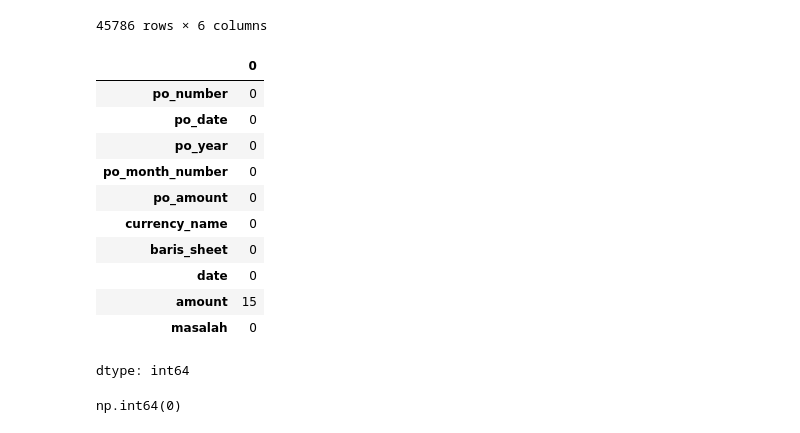
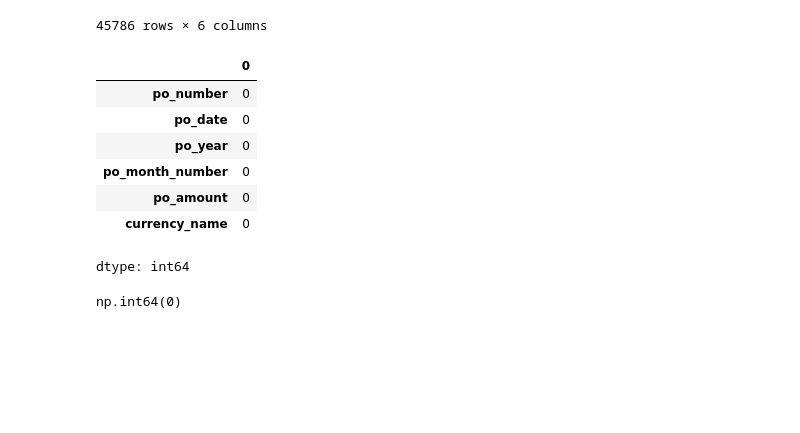
Before and after one commit to solon301-vamp/Time-Series-Analysis, a Jupyter notebook: notebook/24083010100_Analisis_Deret_Waktu_SARIMA.ipynb, the cells around one changed output. Drawn from its saved outputs; the diff is of its cells as text; code cells hidden in the pictures; blank space fills up the shorter version.

```diff
--- a/notebook/24083010100_Analisis_Deret_Waktu_SARIMA.ipynb
+++ b/notebook/24083010100_Analisis_Deret_Waktu_SARIMA.ipynb
@@ -19,7 +22,7 @@ pd.set_option("display.width", 220)
 # %% [markdown]
 #**LOAD DATA & DATA CLEANING**
 # %%
-raw = pd.read_csv("time_series_data.csv")
+raw = pd.read_csv("/content/purchase_history.csv")
 raw
 # %% [output]
 |  | po_number | po_date | po_year | po_month_number | po_amount | currency_name |
@@ -36,18 +39,14 @@ raw
 | 45785 | P20100 | 11/9/2026 | 2026 | 11 | Rp 3,299,394 | IDR |
 45786 rows × 6 columns
 # %%
-df.isnull().sum()
+raw.isnull().sum()
 # %% [output]
 |  | 0 |
 | po_number | 0 |
 | po_date | 0 |
 | po_year | 0 |
 | po_month_number | 0 |
 | po_amount | 0 |
 | currency_name | 0 |
-| baris_sheet | 0 |
-| date | 0 |
-| amount | 15 |
-| masalah | 0 |
 dtype: int64
 # %%
```
Also changed, not shown: parts of 6 cells of this notebook.
